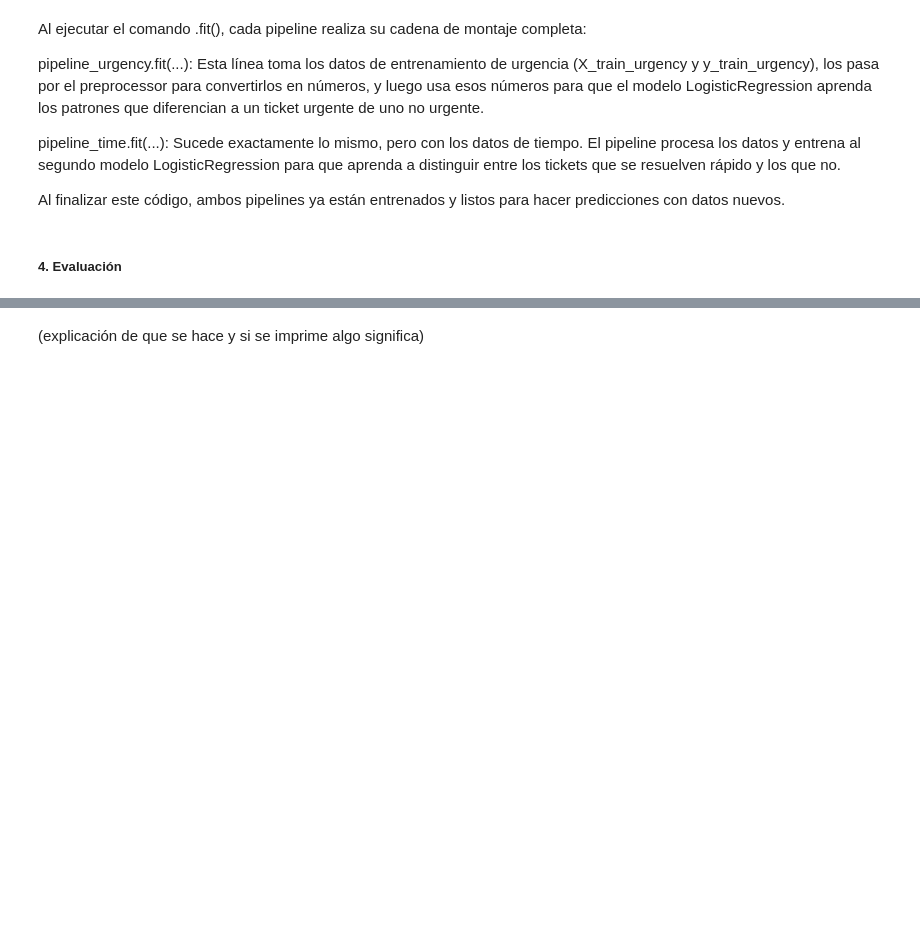
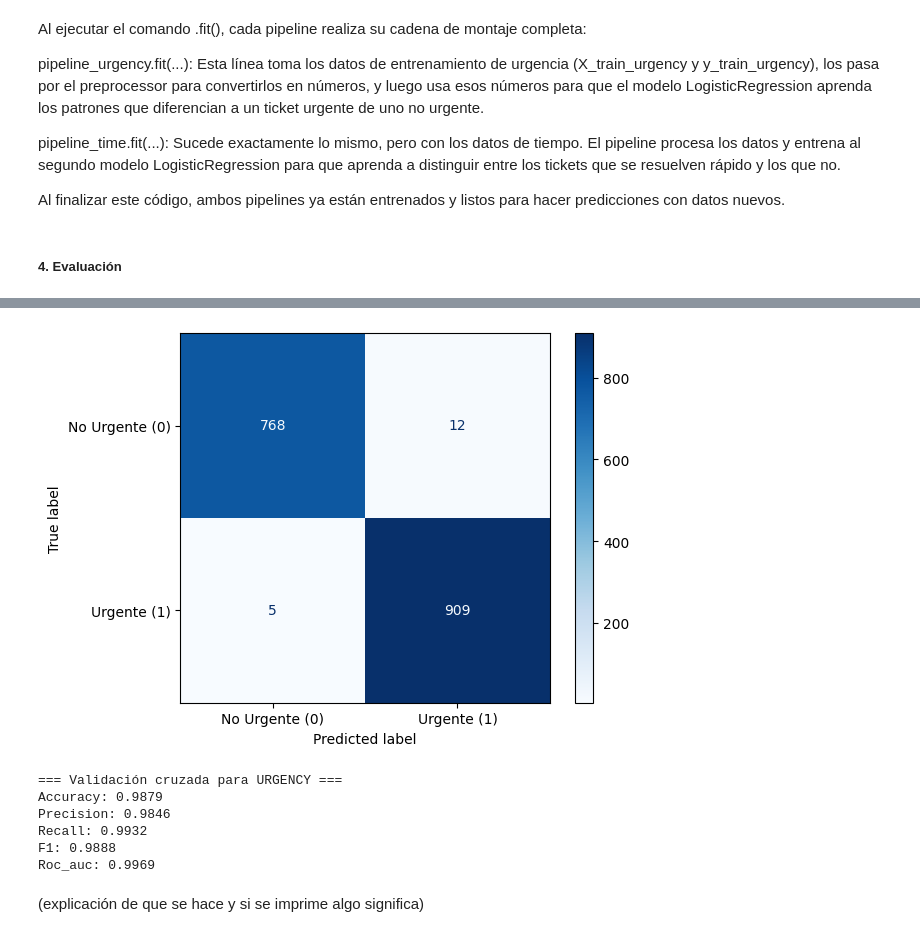
Before and after one commit to alefs9/CC219-TP-TF-2024-2--CC92, a Jupyter notebook: code/entrenamiento.ipynb, the cells around one changed output, grey strips where cells are left out. Drawn from its saved outputs; the diff is of its cells as text; code cells hidden in the pictures; blank space fills up the shorter version.

```diff
--- a/code/entrenamiento.ipynb
+++ b/code/entrenamiento.ipynb
@@ -295,6 +291,47 @@ No Urgente (0)       0.99      0.98      0.99       780
 weighted avg       0.93      0.89      0.91      1694
 
 ROC-AUC (Time): 0.4967
+# %%
+# Matriz de confusión para Urgency
+cm_urgency = confusion_matrix(y_test_urgency, y_pred_urgency)
+disp_urgency = ConfusionMatrixDisplay(confusion_matrix=cm_urgency, display_labels=['No Urgente (0)', 'Urgente (1)'])
+disp_urgency.plot(cmap='Blues')
+plt.show()
+# %% [output]
+[figure, added]
+# %%
+from sklearn.model_selection import cross_val_score, cross_validate
+from sklearn.metrics import make_scorer, accuracy_score, precision_score, recall_score, f1_score, roc_auc_score
+import numpy as np
+
+scoring = {
+    'accuracy': 'accuracy',
+    'precision': 'precision',
+    'recall': 'recall',
+    'f1': 'f1',
+    'roc_auc': 'roc_auc'  # esta funciona bien sin custom scorer
+}
+
+print("=== Validación cruzada para URGENCY ===")
+cv_results_urgency = cross_validate(
+    pipeline_urgency,
+    X_train_urgency,
+    y_train_urgency,
+    cv=5,  # número de folds
+    scoring=scoring,
+    return_train_score=False
+)
+
+# Mostrar resultados promedio
+for metric in scoring.keys():
+    print(f"{metric.capitalize()}: {np.mean(cv_results_urgency[f'test_{metric}']):.4f}")
+# %% [output]
+=== Validación cruzada para URGENCY ===
+Accuracy: 0.9879
+Precision: 0.9846
+Recall: 0.9932
+F1: 0.9888
+Roc_auc: 0.9969
 # %% [markdown]
 (explicación de que se hace y si se imprime algo significa)
 # %% [markdown]
```
Also changed, not shown: parts of 3 cells of this notebook.
